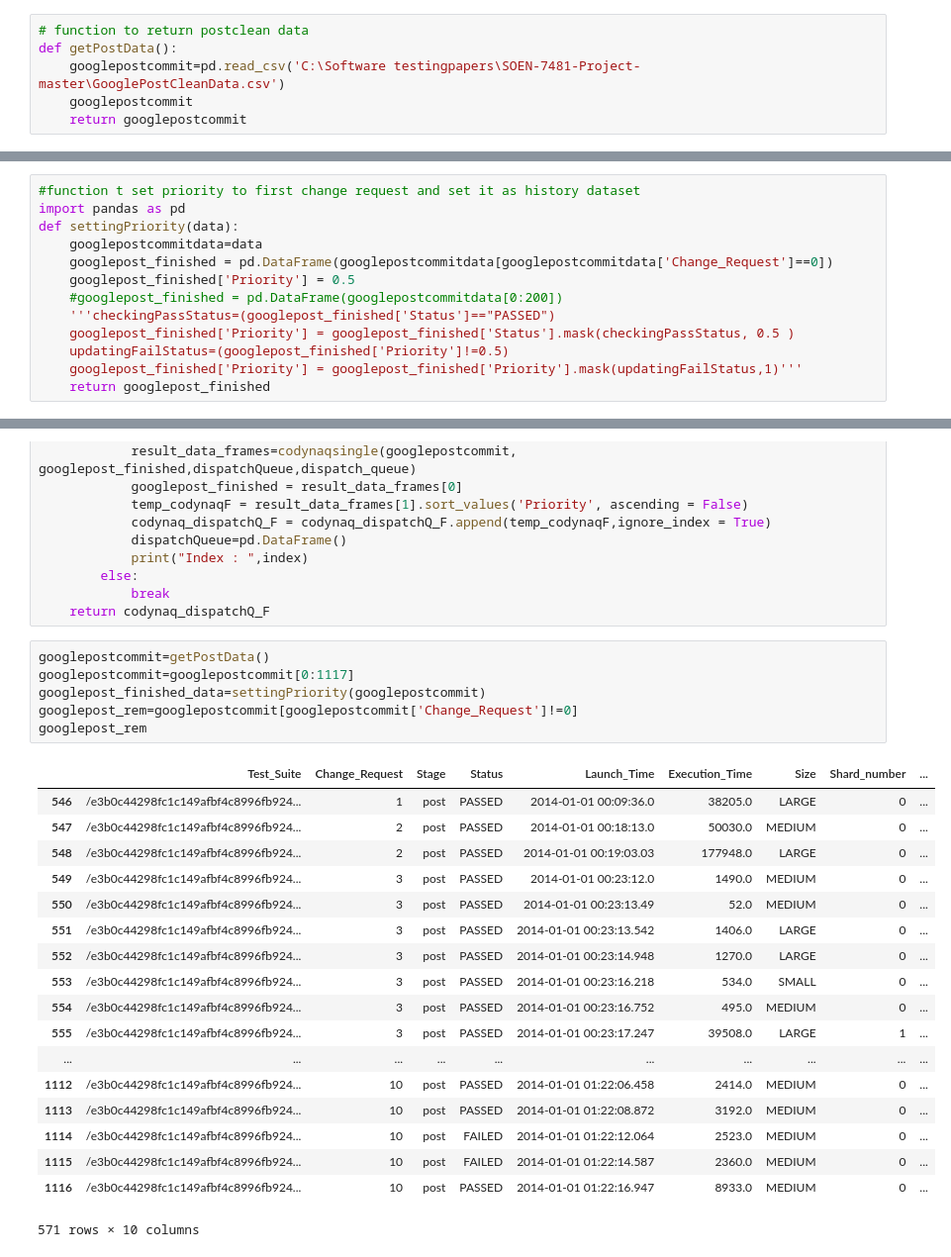
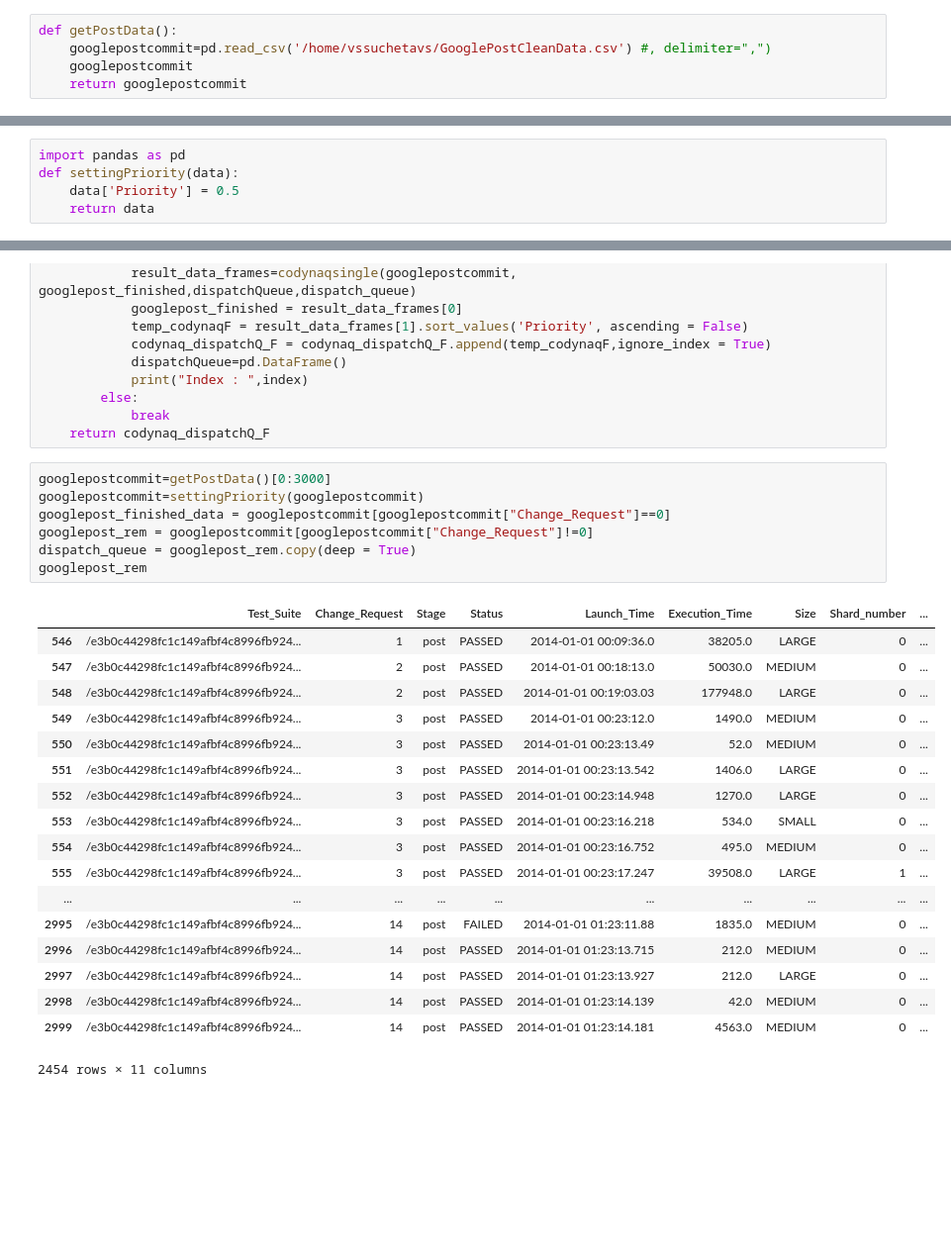
Before and after one commit to HarishJayasankar/SOEN-7481-Project, a Jupyter notebook: TestReprioritization.ipynb, the cells around one changed output, grey strips where cells are left out. Shown: that part at 99% size. Drawn from its saved outputs; the diff is of its cells as text; blank space fills up the shorter version.

```diff
--- a/TestReprioritization.ipynb
+++ b/TestReprioritization.ipynb
@@ -56,9 +64,8 @@ googleprecommit
 | 1045622 | /e3b0c44298fc1c149afbf4c8996fb924... | 6056 | pres | PASSED | 2014-01-15 16:58:01.184 | 3360.0 | MEDIUM | 0 | ... |
 1045623 rows × 10 columns
 # %%
-# function to return postclean data
 def getPostData():
-    googlepostcommit=pd.read_csv('C:\Software testingpapers\SOEN-7481-Project-master\GooglePostCleanData.csv')
+    googlepostcommit=pd.read_csv('/home/vssuchetavs/GooglePostCleanData.csv') #, delimiter=",")
     googlepostcommit
     return googlepostcommit
 # %%
@@ -400,16 +356,3 @@ def addtoDispatchQueue(row,dispatch_queue):
                                               'Priority':priority}, ignore_index=True)
 
         return dispatch_queue
-# %%
-#function t set priority to first change request and set it as history dataset
-import pandas as pd
-def settingPriority(data):
-    googlepostcommitdata=data
-    googlepost_finished = pd.DataFrame(googlepostcommitdata[googlepostcommitdata['Change_Request']==0])
-    googlepost_finished['Priority'] = 0.5
-    #googlepost_finished = pd.DataFrame(googlepostcommitdata[0:200])
-    '''checkingPassStatus=(googlepost_finished['Status']=="PASSED")
-    googlepost_finished['Priority'] = googlepost_finished['Status'].mask(checkingPassStatus, 0.5 )
-    updatingFailStatus=(googlepost_finished['Priority']!=0.5)
-    googlepost_finished['Priority'] = googlepost_finished['Priority'].mask(updatingFailStatus,1)'''
-    return googlepost_finished
@@ -448,3 +379,8 @@ def codynaqsingle(googlepostdatas,finishedGpost,googlepost_rem,dispatch_queue):
 
     return [finishedGpost,dispatch_queue]
+# %%
+import pandas as pd
+def settingPriority(data):
+    data['Priority'] = 0.5
+    return data
 # %%
@@ -557,27 +597,28 @@ def codynaqflexi(googlepostcommit, googlepost_finished,googlepost_rem):
             break
     return codynaq_dispatchQ_F
 # %%
-googlepostcommit=getPostData()
-googlepostcommit=googlepostcommit[0:1117]
-googlepost_finished_data=settingPriority(googlepostcommit)
-googlepost_rem=googlepostcommit[googlepostcommit['Change_Request']!=0]
+googlepostcommit=getPostData()[0:3000]
+googlepostcommit=settingPriority(googlepostcommit)
+googlepost_finished_data = googlepostcommit[googlepostcommit["Change_Request"]==0]
+googlepost_rem = googlepostcommit[googlepostcommit["Change_Request"]!=0]
+dispatch_queue = googlepost_rem.copy(deep = True)
 googlepost_rem
 # %% [output]
 |  | Test_Suite | Change_Request | Stage | Status | Launch_Time | Execution_Time | Size | Shard_number | ... |
 | 546 | /e3b0c44298fc1c149afbf4c8996fb924... | 1 | post | PASSED | 2014-01-01 00:09:36.0 | 38205.0 | LARGE | 0 | ... |
 | 547 | /e3b0c44298fc1c149afbf4c8996fb924... | 2 | post | PASSED | 2014-01-01 00:18:13.0 | 50030.0 | MEDIUM | 0 | ... |
 | 548 | /e3b0c44298fc1c149afbf4c8996fb924... | 2 | post | PASSED | 2014-01-01 00:19:03.03 | 177948.0 | LARGE | 0 | ... |
 | 549 | /e3b0c44298fc1c149afbf4c8996fb924... | 3 | post | PASSED | 2014-01-01 00:23:12.0 | 1490.0 | MEDIUM | 0 | ... |
 | 550 | /e3b0c44298fc1c149afbf4c8996fb924... | 3 | post | PASSED | 2014-01-01 00:23:13.49 | 52.0 | MEDIUM | 0 | ... |
 | 551 | /e3b0c44298fc1c149afbf4c8996fb924... | 3 | post | PASSED | 2014-01-01 00:23:13.542 | 1406.0 | LARGE | 0 | ... |
 | 552 | /e3b0c44298fc1c149afbf4c8996fb924... | 3 | post | PASSED | 2014-01-01 00:23:14.948 | 1270.0 | LARGE | 0 | ... |
 | 553 | /e3b0c44298fc1c149afbf4c8996fb924... | 3 | post | PASSED | 2014-01-01 00:23:16.218 | 534.0 | SMALL | 0 | ... |
 | 554 | /e3b0c44298fc1c149afbf4c8996fb924... | 3 | post | PASSED | 2014-01-01 00:23:16.752 | 495.0 | MEDIUM | 0 | ... |
 | 555 | /e3b0c44298fc1c149afbf4c8996fb924... | 3 | post | PASSED | 2014-01-01 00:23:17.247 | 39508.0 | LARGE | 1 | ... |
 | ... | ... | ... | ... | ... | ... | ... | ... | ... | ... |
-| 1112 | /e3b0c44298fc1c149afbf4c8996fb924... | 10 | post | PASSED | 2014-01-01 01:22:06.458 | 2414.0 | MEDIUM | 0 | ... |
-| 1113 | /e3b0c44298fc1c149afbf4c8996fb924... | 10 | post | PASSED | 2014-01-01 01:22:08.872 | 3192.0 | MEDIUM | 0 | ... |
-| 1114 | /e3b0c44298fc1c149afbf4c8996fb924... | 10 | post | FAILED | 2014-01-01 01:22:12.064 | 2523.0 | MEDIUM | 0 | ... |
-| 1115 | /e3b0c44298fc1c149afbf4c8996fb924... | 10 | post | FAILED | 2014-01-01 01:22:14.587 | 2360.0 | MEDIUM | 0 | ... |
-| 1116 | /e3b0c44298fc1c149afbf4c8996fb924... | 10 | post | PASSED | 2014-01-01 01:22:16.947 | 8933.0 | MEDIUM | 0 | ... |
+| 2995 | /e3b0c44298fc1c149afbf4c8996fb924... | 14 | post | FAILED | 2014-01-01 01:23:11.88 | 1835.0 | MEDIUM | 0 | ... |
+| 2996 | /e3b0c44298fc1c149afbf4c8996fb924... | 14 | post | PASSED | 2014-01-01 01:23:13.715 | 212.0 | MEDIUM | 0 | ... |
+| 2997 | /e3b0c44298fc1c149afbf4c8996fb924... | 14 | post | PASSED | 2014-01-01 01:23:13.927 | 212.0 | LARGE | 0 | ... |
+| 2998 | /e3b0c44298fc1c149afbf4c8996fb924... | 14 | post | PASSED | 2014-01-01 01:23:14.139 | 42.0 | MEDIUM | 0 | ... |
+| 2999 | /e3b0c44298fc1c149afbf4c8996fb924... | 14 | post | PASSED | 2014-01-01 01:23:14.181 | 4563.0 | MEDIUM | 0 | ... |
-571 rows × 10 columns
+2454 rows × 11 columns
```
Also changed, not shown: parts of 67 cells of this notebook.
